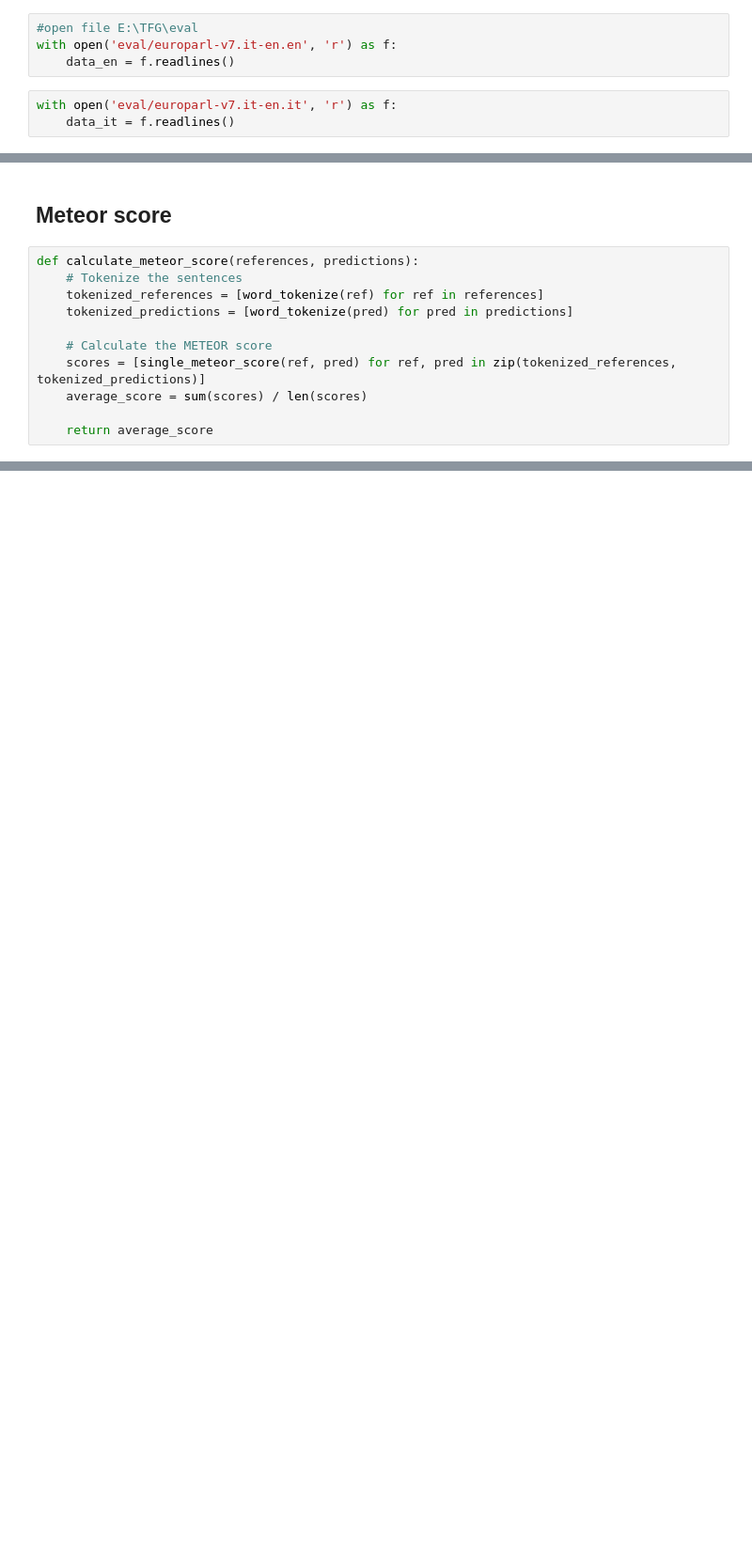
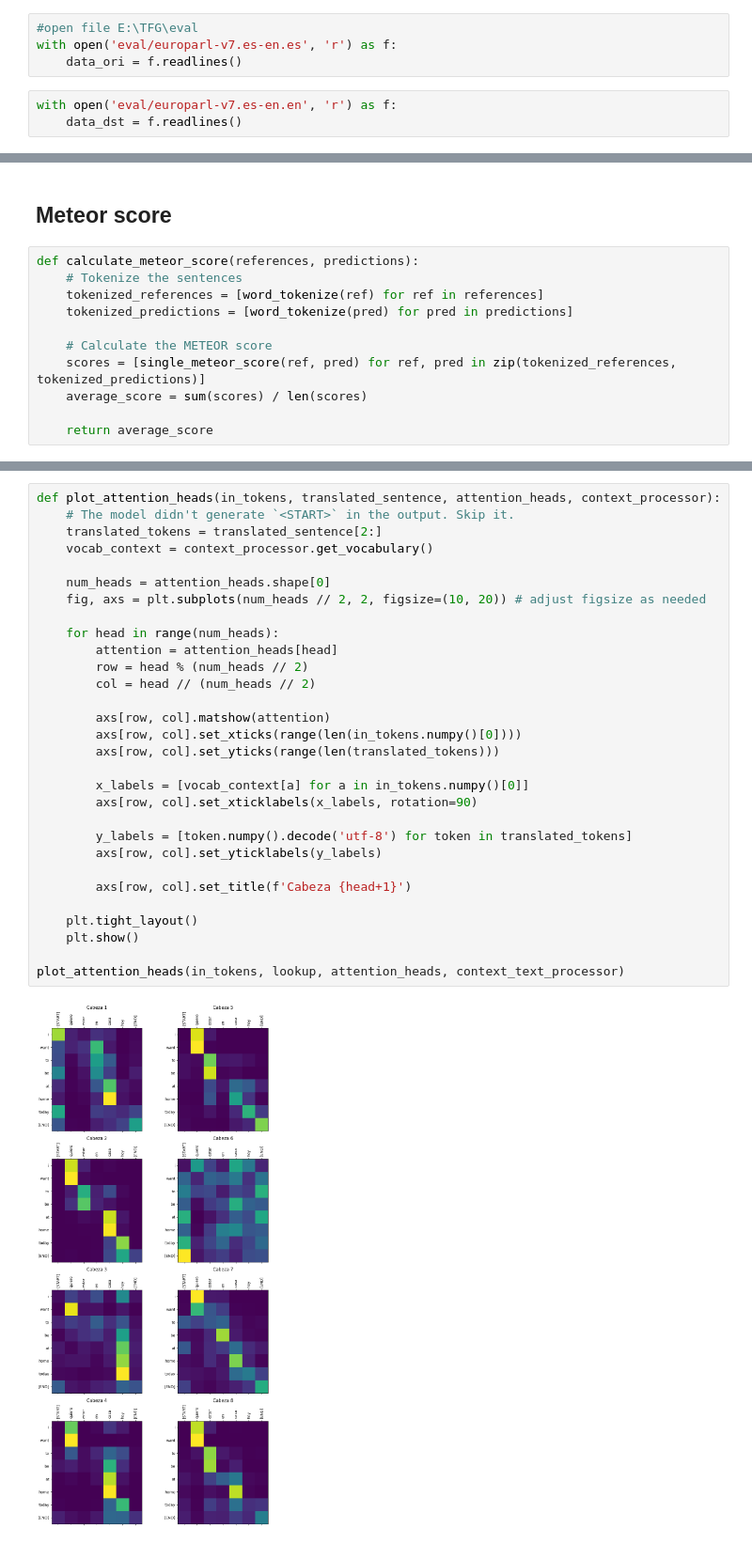
Before and after one commit to Psancs05/NMT-system, a Jupyter notebook: evalGPU.ipynb, the cells around one changed output, grey strips where cells are left out. Shown at 94% size. Saved outputs shown, nothing was run; the diff lists cells and outputs as text; blank space fills up the shorter version.

```diff
--- a/evalGPU.ipynb
+++ b/evalGPU.ipynb
@@ -462,8 +472,8 @@ Ground truth   : university has taught me that life is not only about technical
 # Evaluation
 # %%
 #open file E:\TFG\eval
-with open('eval/europarl-v7.it-en.en', 'r') as f:
-    data_en = f.readlines()
+with open('eval/europarl-v7.es-en.es', 'r') as f:
+    data_ori = f.readlines()
 # %%
-with open('eval/europarl-v7.it-en.it', 'r') as f:
-    data_it = f.readlines()
+with open('eval/europarl-v7.es-en.en', 'r') as f:
+    data_dst = f.readlines()
@@ -516,0 +626,32 @@ print("METEOR Score:", meteor_score)
+# %%
+def plot_attention_heads(in_tokens, translated_sentence, attention_heads, context_processor):
+    # The model didn't generate `<START>` in the output. Skip it.
+    translated_tokens = translated_sentence[2:]
+    vocab_context = context_processor.get_vocabulary()
+
+    num_heads = attention_heads.shape[0]
+    fig, axs = plt.subplots(num_heads // 2, 2, figsize=(10, 20)) # adjust figsize as needed
+
+    for head in range(num_heads):
+        attention = attention_heads[head]
+        row = head % (num_heads // 2)
+        col = head // (num_heads // 2)
+
+        axs[row, col].matshow(attention)
+        axs[row, col].set_xticks(range(len(in_tokens.numpy()[0])))
+        axs[row, col].set_yticks(range(len(translated_tokens)))
+
+        x_labels = [vocab_context[a] for a in in_tokens.numpy()[0]]
+        axs[row, col].set_xticklabels(x_labels, rotation=90)
+
+        y_labels = [token.numpy().decode('utf-8') for token in translated_tokens]
+        axs[row, col].set_yticklabels(y_labels)
+
+        axs[row, col].set_title(f'Cabeza {head+1}')
+
+    plt.tight_layout()
+    plt.show()
+
+plot_attention_heads(in_tokens, lookup, attention_heads, context_text_processor)
+# %% [output]
+[figure, added]
```
Also changed, not shown: parts of 25 cells of this notebook.
